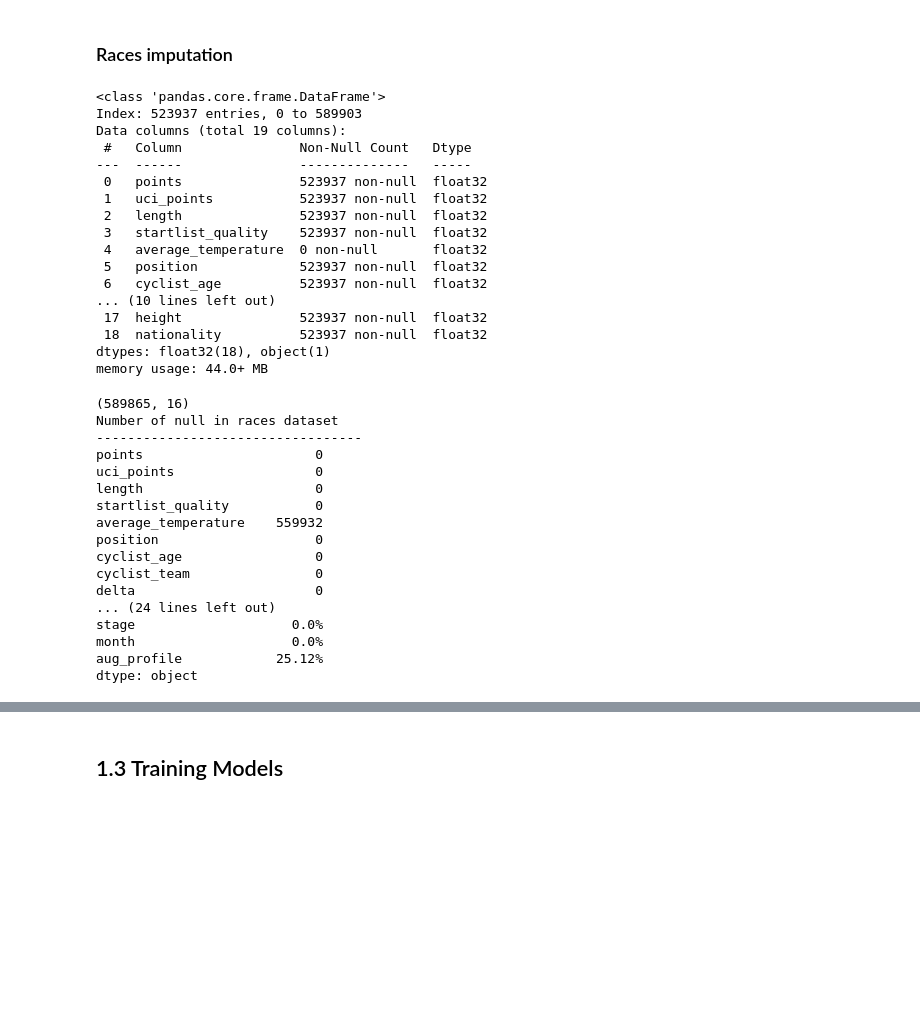
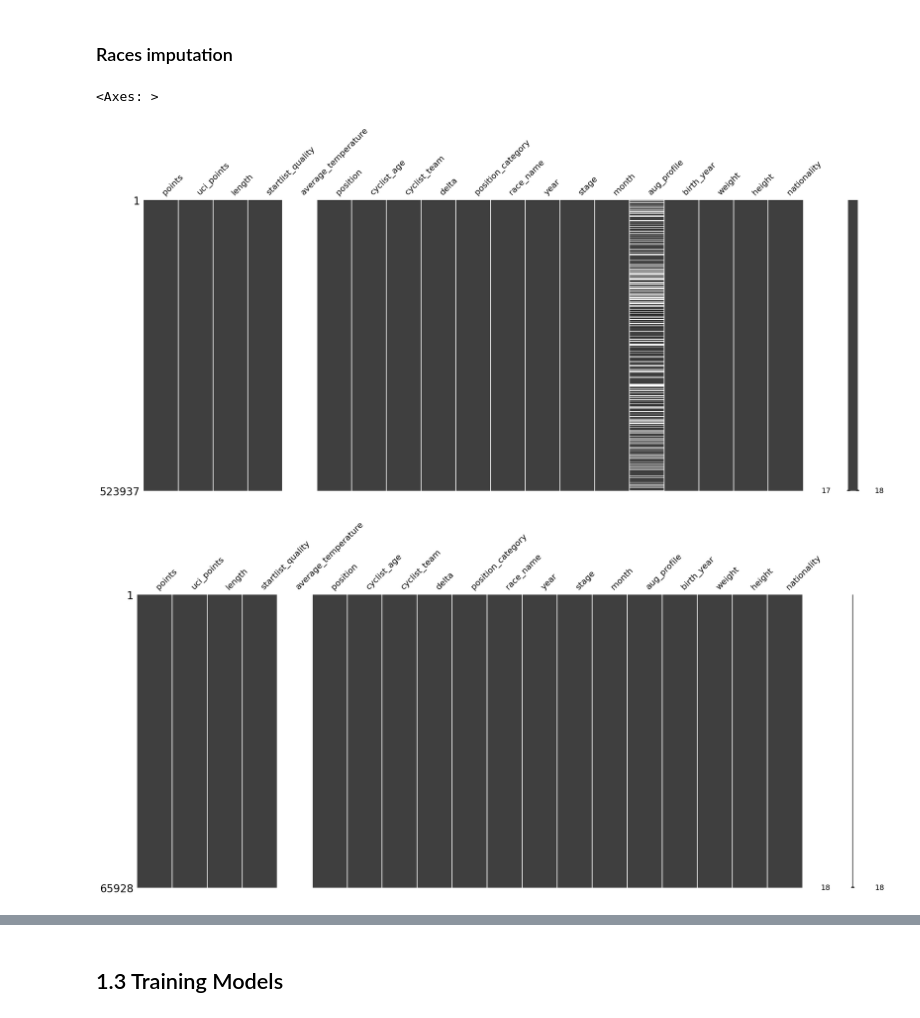
Before and after one commit to mariaviv27/Machine-Learning-Avanzado, a Jupyter notebook: machinelearning.ipynb, the cells around one changed output, grey strips where cells are left out. Cells and saved outputs as stored; diff of their text form; code cells hidden in the pictures; blank space fills up the shorter version.

```diff
--- a/machinelearning.ipynb
+++ b/machinelearning.ipynb
@@ -464,52 +464,12 @@ train.head()
 | 4 | 0.187142 | -0.344571 | 0.976094 | 0.631035 | NaN | 0.405965 | 0.410076 | ... |
 # %% [markdown]
 ### Races imputation
-# %%
-train.info()
-# %% [output]
-<class 'pandas.core.frame.DataFrame'>
-Index: 523937 entries, 0 to 589903
-Data columns (total 19 columns):
- #   Column               Non-Null Count   Dtype
----  ------               --------------   -----
- 0   points               523937 non-null  float32
- 1   uci_points           523937 non-null  float32
- 2   length               523937 non-null  float32
- 3   startlist_quality    523937 non-null  float32
- 4   average_temperature  0 non-null       float32
- 5   position             523937 non-null  float32
- 6   cyclist_age          523937 non-null  float32
-... (10 lines left out)
- 17  height               523937 non-null  float32
- 18  nationality          523937 non-null  float32
-dtypes: float32(18), object(1)
-memory usage: 44.0+ MB
-# %%
-print(races_data.shape)
-print("Number of null in races dataset")
-print("----------------------------------")
-print(races_data.isnull().sum(),'\n')
-
-print("Percentage of null in races dataset")
-print("----------------------------------")
-print(round(races_data.isnull().sum()*100/races_data.shape[0],2).astype(str) + '%')
-# %% [output]
-(589865, 16)
-Number of null in races dataset
-----------------------------------
-points                      0
-uci_points                  0
-length                      0
-startlist_quality           0
-average_temperature    559932
-position                    0
-cyclist_age                 0
-cyclist_team                0
-delta                       0
-... (24 lines left out)
-stage                    0.0%
-month                    0.0%
-aug_profile            25.12%
-dtype: object
+# %%
+msno.matrix(train)
+msno.matrix(test)
+# %% [output]
+<Axes: >
+[figure, added]
+[figure, added]
 # %%
 # It has almost 100% of data loss, so we decided to drop it
```
Also changed, not shown: parts of 4 cells of this notebook.
